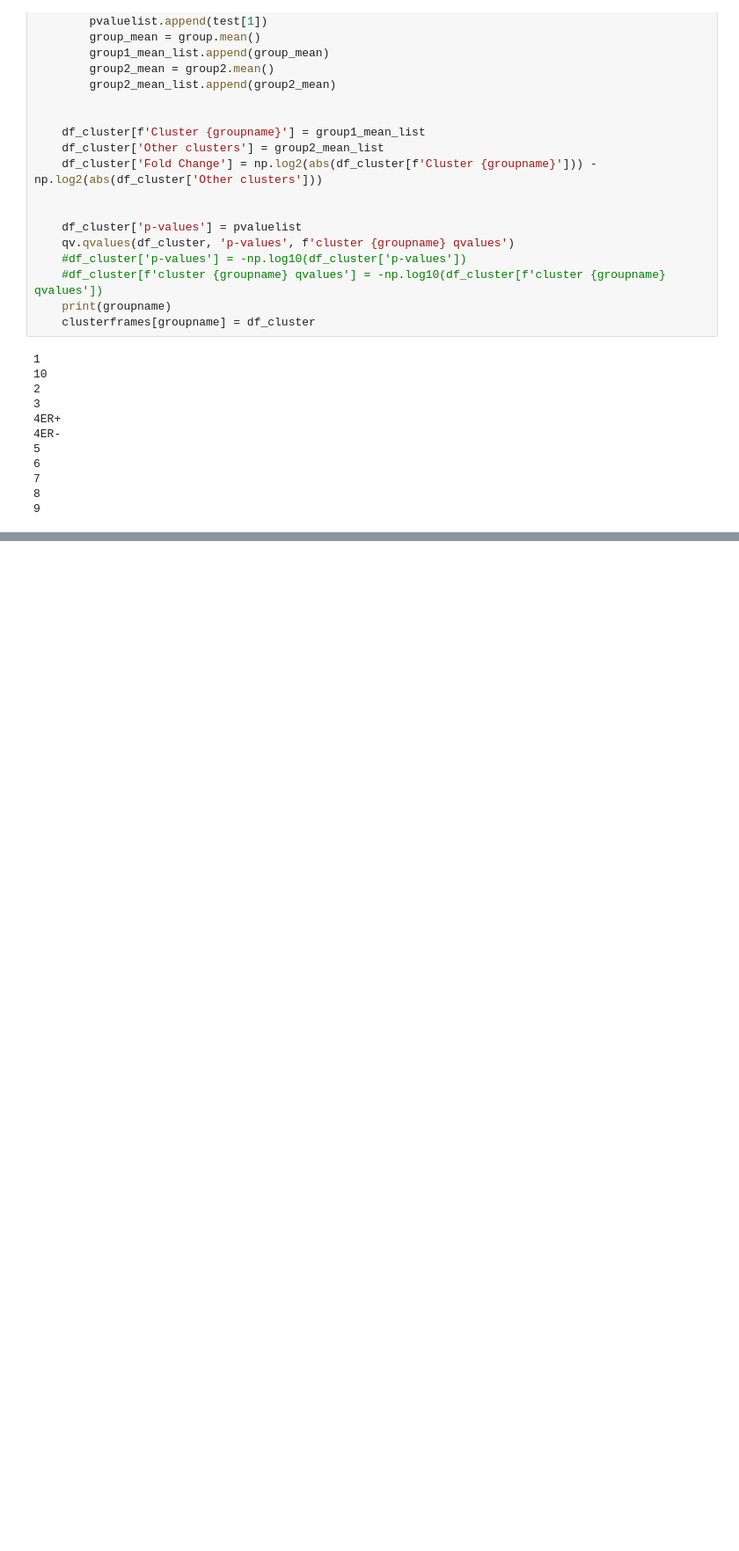
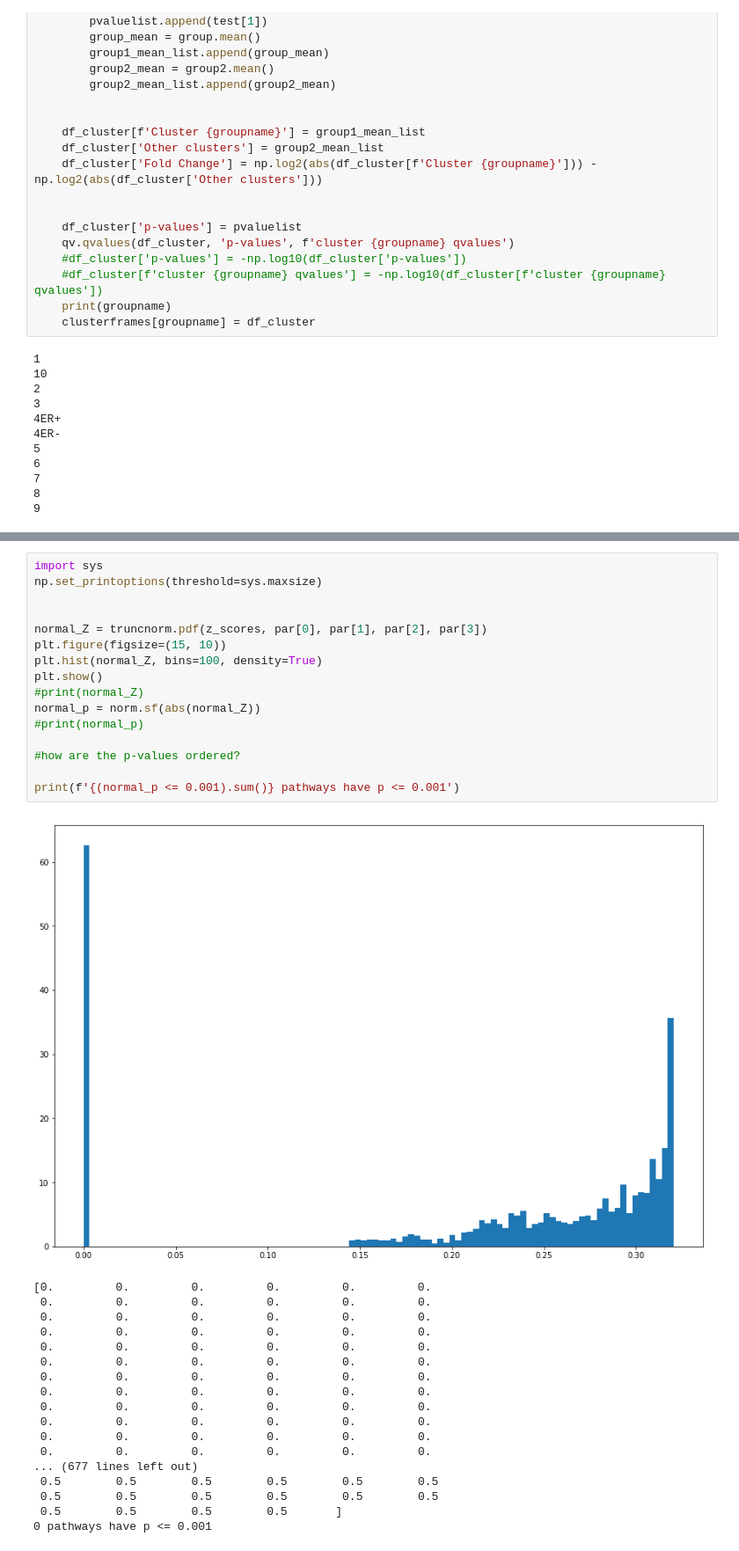
Before and after one commit to statisticalbiotechnology/wall, a Jupyter notebook: src/failures_of_null_testing.ipynb, the cells around one changed output, grey strips where cells are left out. Shown at 88% size. Drawn from its saved outputs; the diff is of its cells as text; blank space fills up the shorter version.

```diff
--- a/src/failures_of_null_testing.ipynb
+++ b/src/failures_of_null_testing.ipynb
@@ -151,0 +124,35 @@ Iteration limit exceeded    (Exit mode 9)
+# %%
+import sys
+np.set_printoptions(threshold=sys.maxsize)
+
+
+normal_Z = truncnorm.pdf(z_scores, par[0], par[1], par[2], par[3])
+plt.figure(figsize=(15, 10))
+plt.hist(normal_Z, bins=100, density=True)
+plt.show()
+#print(normal_Z)
+normal_p = norm.sf(abs(normal_Z))
+#print(normal_p)
+
+#how are the p-values ordered?
+
+print(f'{(normal_p <= 0.001).sum()} pathways have p <= 0.001')
+# %% [output]
+[figure, added]
+[0.         0.         0.         0.         0.         0.
+ 0.         0.         0.         0.         0.         0.
+ 0.         0.         0.         0.         0.         0.
+ 0.         0.         0.         0.         0.         0.
+ 0.         0.         0.         0.         0.         0.
+ 0.         0.         0.         0.         0.         0.
+ 0.         0.         0.         0.         0.         0.
+ 0.         0.         0.         0.         0.         0.
+ 0.         0.         0.         0.         0.         0.
+ 0.         0.         0.         0.         0.         0.
+ 0.         0.         0.         0.         0.         0.
+ 0.         0.         0.         0.         0.         0.
+... (677 lines left out)
+ 0.5        0.5        0.5        0.5        0.5        0.5
+ 0.5        0.5        0.5        0.5        0.5        0.5
+ 0.5        0.5        0.5        0.5       ]
+0 pathways have p <= 0.001
```
Also changed, not shown: parts of 1 cell of this notebook.
